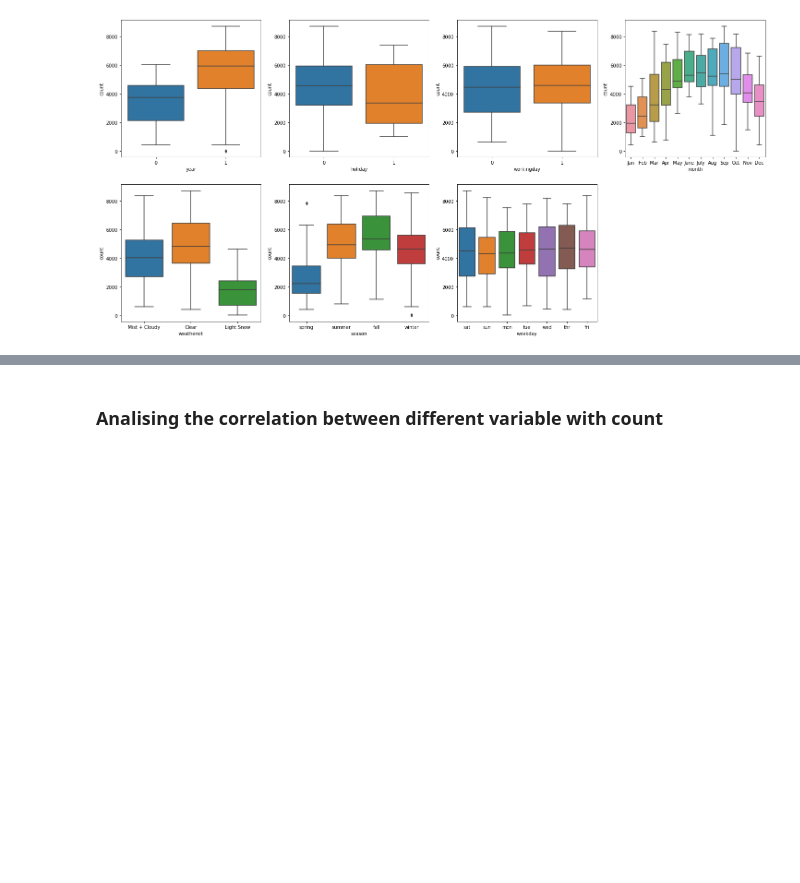
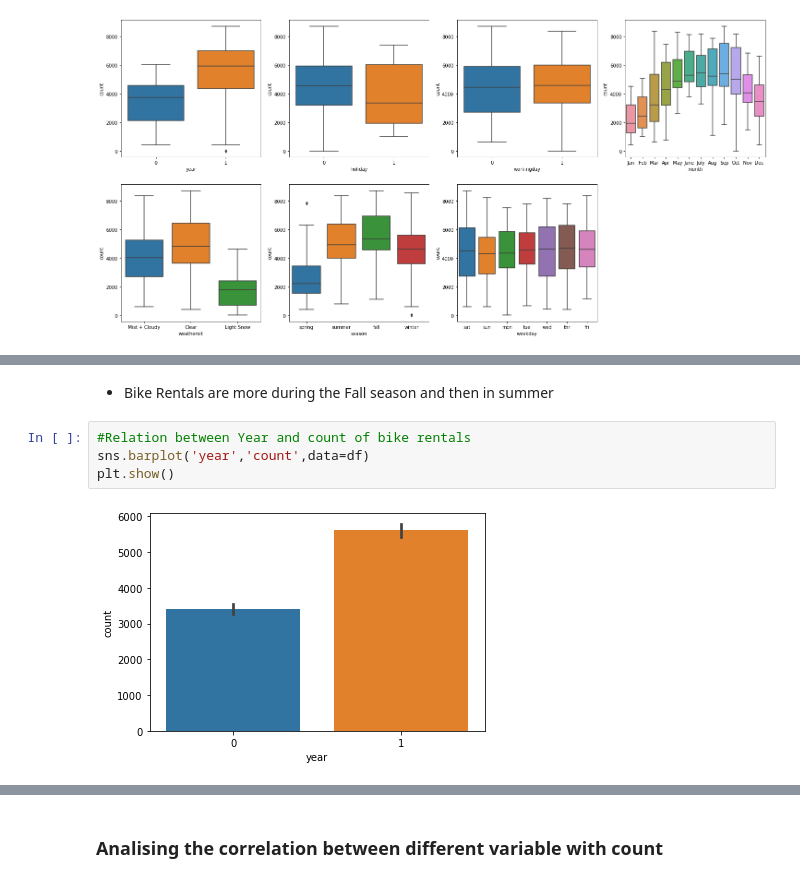
Before and after one commit to aniket003/BoomBikesAnalysis, a Jupyter notebook: BoomBikes.ipynb, the cells around one changed output, grey strips where cells are left out. Saved outputs shown, nothing was run; the diff lists cells and outputs as text; blank space fills up the shorter version.

```diff
--- a/BoomBikes.ipynb
+++ b/BoomBikes.ipynb
@@ -184,0 +192,8 @@ plt.show()
+# %% [markdown]
+- Bike Rentals are more during the Fall season and then in summer
+# %%
+#Relation between Year and count of bike rentals
+sns.barplot('year','count',data=df)
+plt.show()
+# %% [output]
+[figure, added]
```
Also changed, not shown: parts of 12 cells of this notebook, 1 other file.
